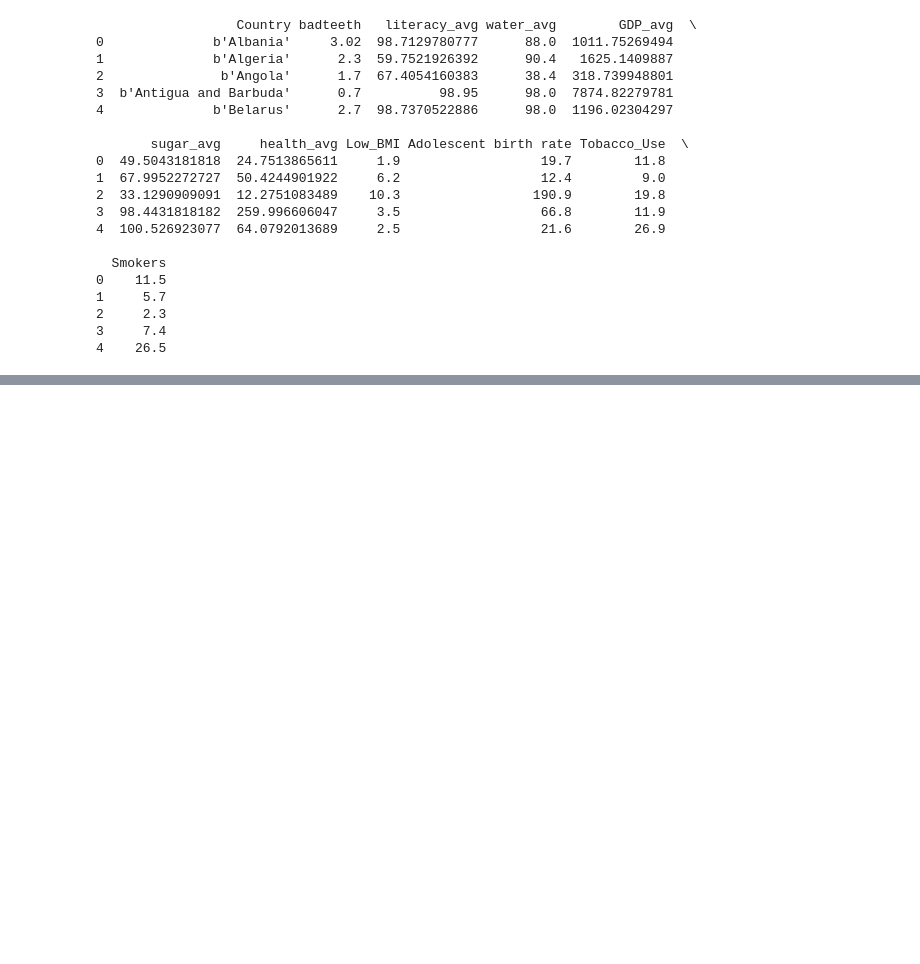
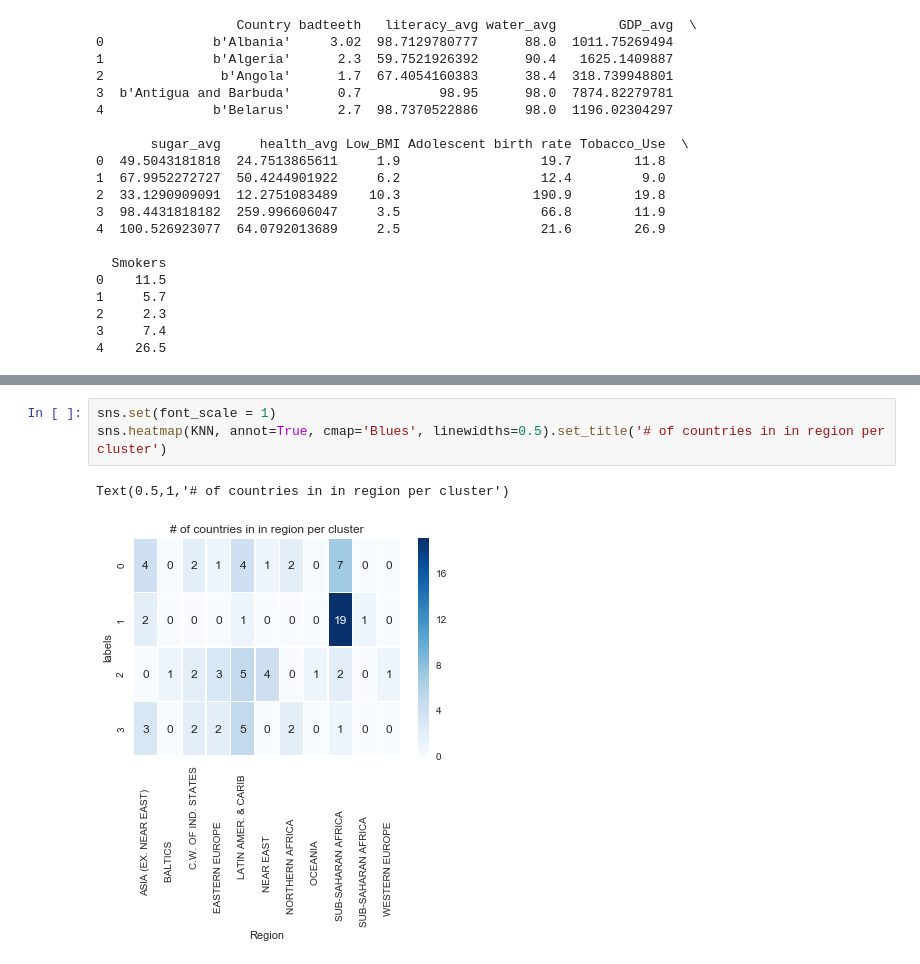
Before and after one commit to SilasNeptune/Dental-Health-in-Youth, a Jupyter notebook: Machine Learning.ipynb, the cells around one changed output, grey strips where cells are left out. Drawn from its saved outputs; the diff is of its cells as text; blank space fills up the shorter version.

```diff
--- a/Machine Learning.ipynb
+++ b/Machine Learning.ipynb
@@ -254 +212,7 @@ display(KNN)
+# %%
+sns.set(font_scale = 1)
+sns.heatmap(KNN, annot=True, cmap='Blues', linewidths=0.5).set_title('# of countries in in region per cluster')
+# %% [output]
+Text(0.5,1,'# of countries in in region per cluster')
+[figure, added]
 # %%
```
Also changed, not shown: parts of 28 cells of this notebook.
